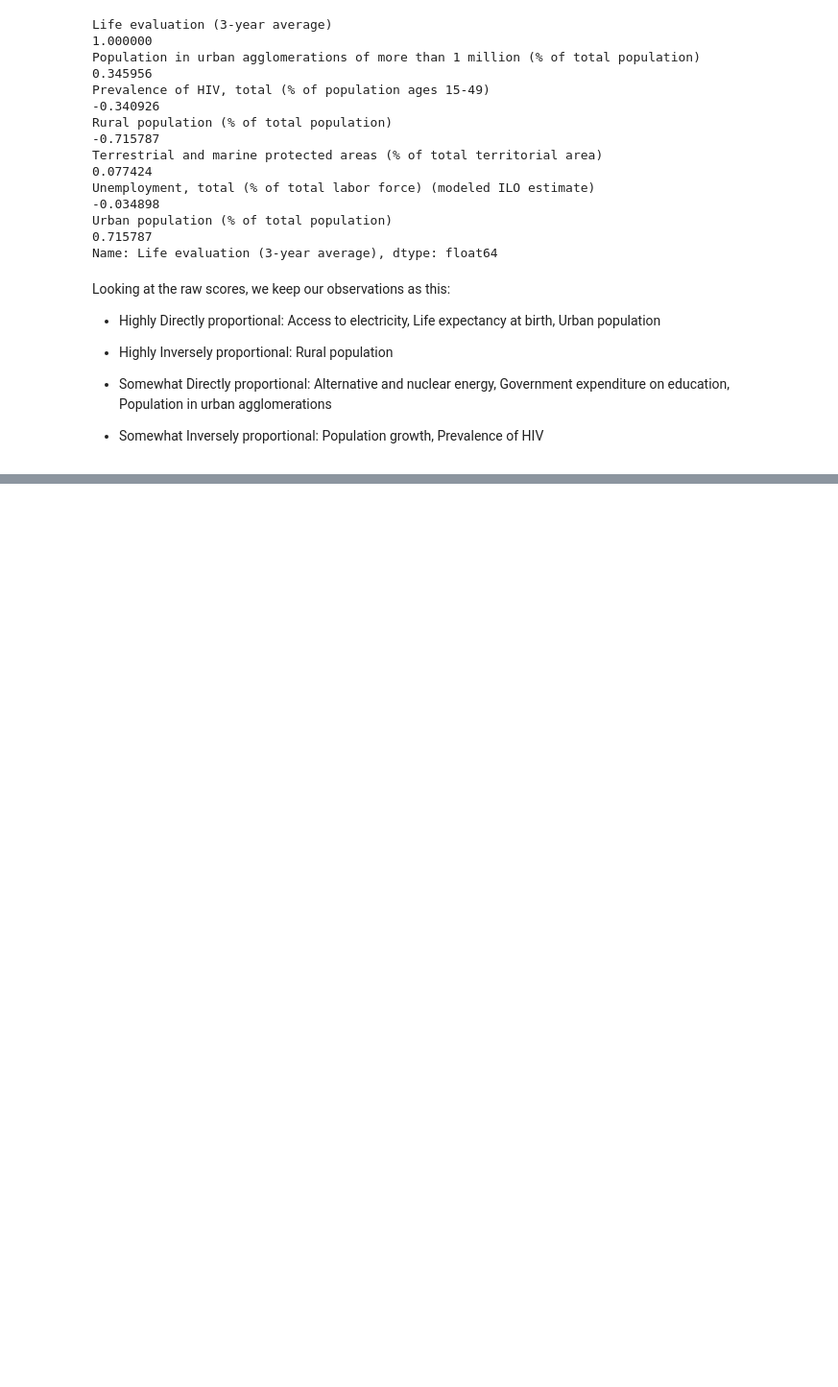
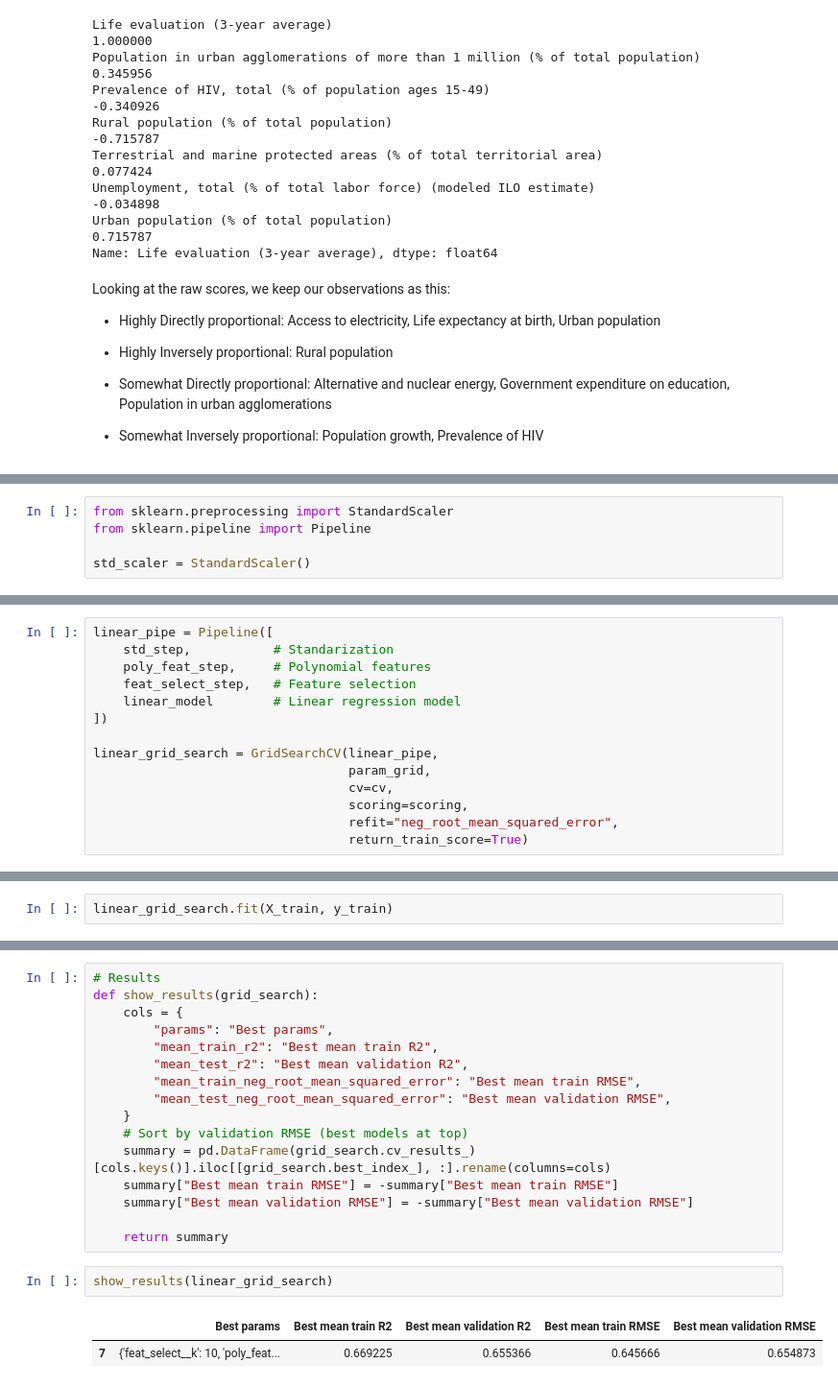
Before and after one commit to flawedvice/happiness-prediction, a Jupyter notebook: exploration.ipynb, the cells around one changed output, grey strips where cells are left out. Shown at 96% size. Drawn from its saved outputs; the diff is of its cells as text; blank space fills up the shorter version.

```diff
--- a/exploration.ipynb
+++ b/exploration.ipynb
@@ -1161,0 +1184,5 @@ Index(['Year', 'Country name', 'Life evaluation (3-year average)',
+# %%
+from sklearn.preprocessing import StandardScaler
+from sklearn.pipeline import Pipeline
+
+std_scaler = StandardScaler()
@@ -1161,0 +1236,14 @@ Index(['Year', 'Country name', 'Life evaluation (3-year average)',
+# %%
+linear_pipe = Pipeline([
+    std_step,           # Standarization
+    poly_feat_step,     # Polynomial features
+    feat_select_step,   # Feature selection
+    linear_model        # Linear regression model
+])
+
+linear_grid_search = GridSearchCV(linear_pipe,
+                                  param_grid,
+                                  cv=cv,
+                                  scoring=scoring,
+                                  refit="neg_root_mean_squared_error",
+                                  return_train_score=True)
@@ -1161,0 +1252,2 @@ Index(['Year', 'Country name', 'Life evaluation (3-year average)',
+# %%
+linear_grid_search.fit(X_train, y_train)
@@ -1161,0 +1265,21 @@ Index(['Year', 'Country name', 'Life evaluation (3-year average)',
+# %%
+# Results
+def show_results(grid_search):
+    cols = {
+        "params": "Best params",
+        "mean_train_r2": "Best mean train R2",
+        "mean_test_r2": "Best mean validation R2",
+        "mean_train_neg_root_mean_squared_error": "Best mean train RMSE",
+        "mean_test_neg_root_mean_squared_error": "Best mean validation RMSE",
+    }
+    # Sort by validation RMSE (best models at top)
+    summary = pd.DataFrame(grid_search.cv_results_)[cols.keys()].iloc[[grid_search.best_index_], :].rename(columns=cols)
+    summary["Best mean train RMSE"] = -summary["Best mean train RMSE"]
+    summary["Best mean validation RMSE"] = -summary["Best mean validation RMSE"]
+
+    return summary
+# %%
+show_results(linear_grid_search)
+# %% [output]
+|  | Best params | Best mean train R2 | Best mean validation R2 | Best mean train RMSE | Best mean validation RMSE |
+| 7 | {'feat_select__k': 10, 'poly_feat... | 0.669225 | 0.655366 | 0.645666 | 0.654873 |
```
Also changed, not shown: parts of 35 cells of this notebook, 2 other files.
